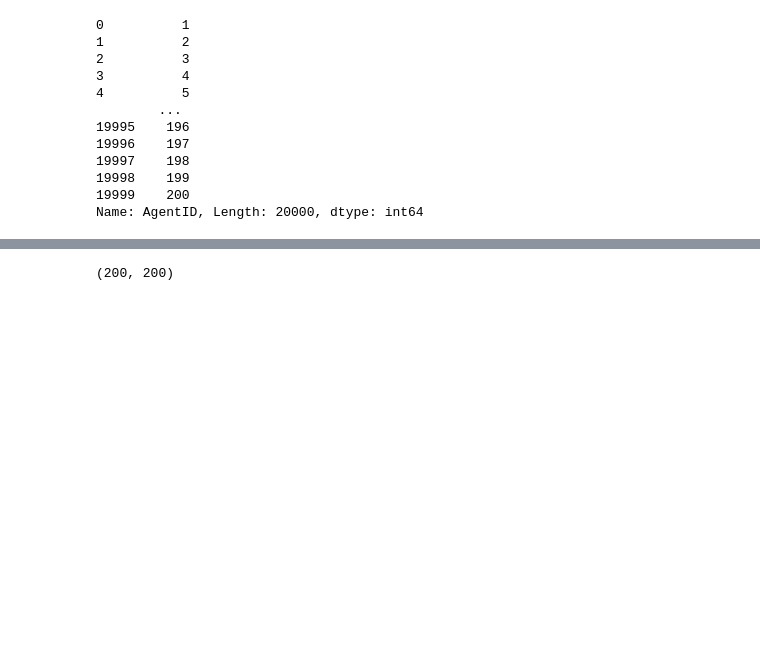
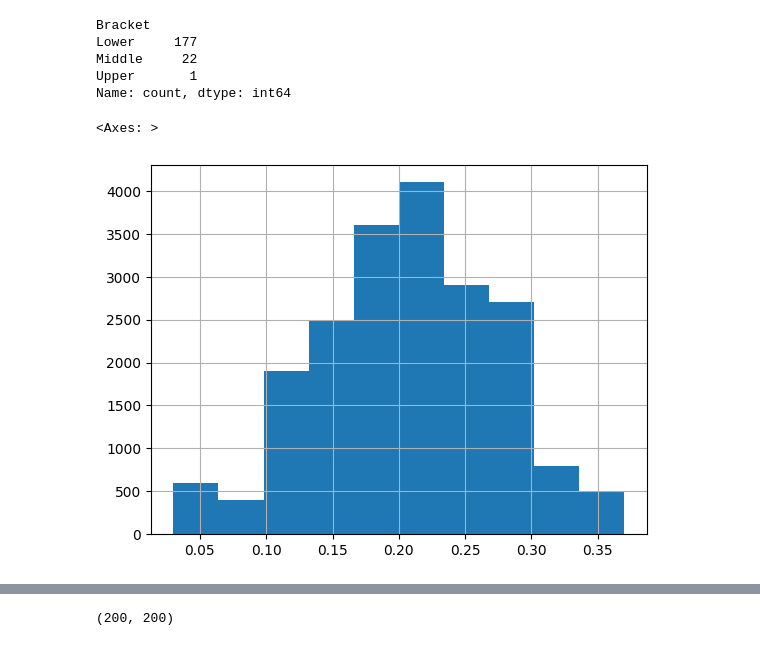
Before and after one commit to 4-Impact/inequality-simulator, a Jupyter notebook: DataAnalysis.ipynb, the cells around one changed output, grey strips where cells are left out. Drawn from its saved outputs; the diff is of its cells as text; code cells hidden in the pictures; blank space fills up the shorter version.

```diff
--- a/DataAnalysis.ipynb
+++ b/DataAnalysis.ipynb
@@ -15,18 +15,17 @@ data.head()
-# %%
-data["AgentID"]
-# %% [output]
-0          1
-1          2
-2          3
-3          4
-4          5
-        ...
-19995    196
-19996    197
-19997    198
-19998    199
-19999    200
-Name: AgentID, Length: 20000, dtype: int64
+# %%
+bracs = data[data["Step"]==100]
+bracs["Bracket"].value_counts()
+# %% [output]
+Bracket
+Lower     177
+Middle     22
+Upper       1
+Name: count, dtype: int64
+# %%
+data["Pay"].hist()
+# %% [output]
+<Axes: >
+[figure, added]
 # %%
 final = data[data["Step"]==100]
 final = list(final["Wealth"])
```
Also changed, not shown: parts of 22 cells of this notebook, 10 other files.
